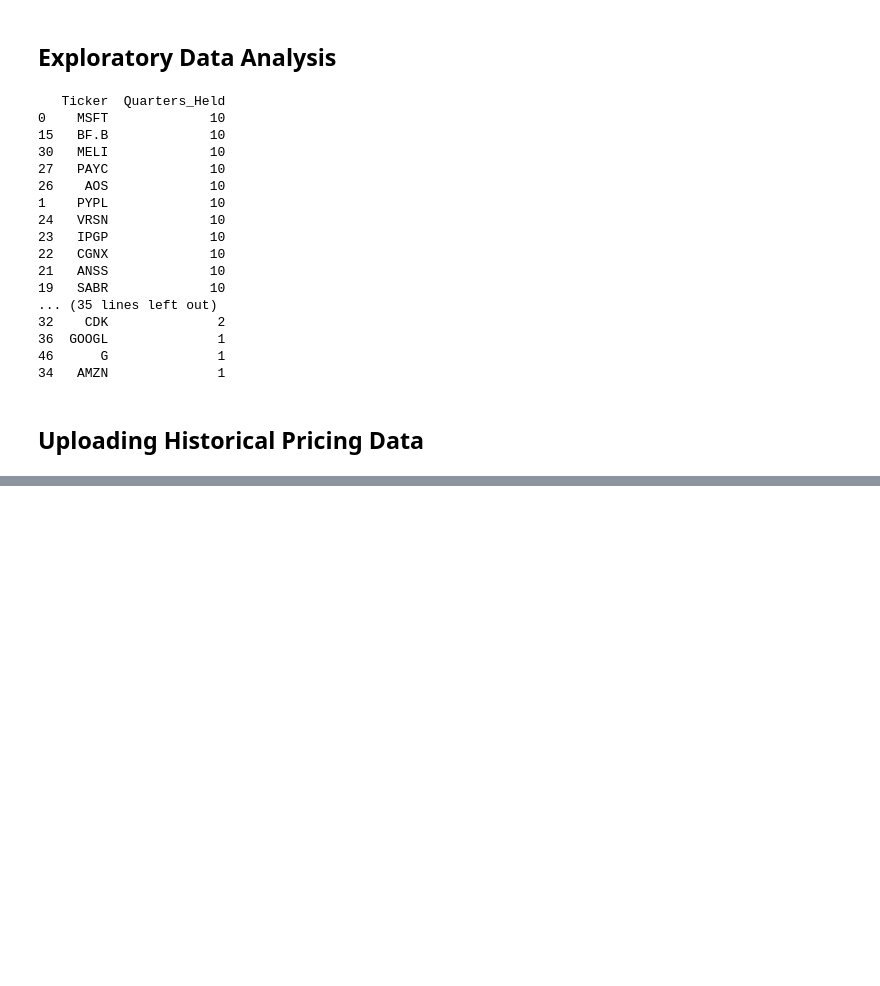
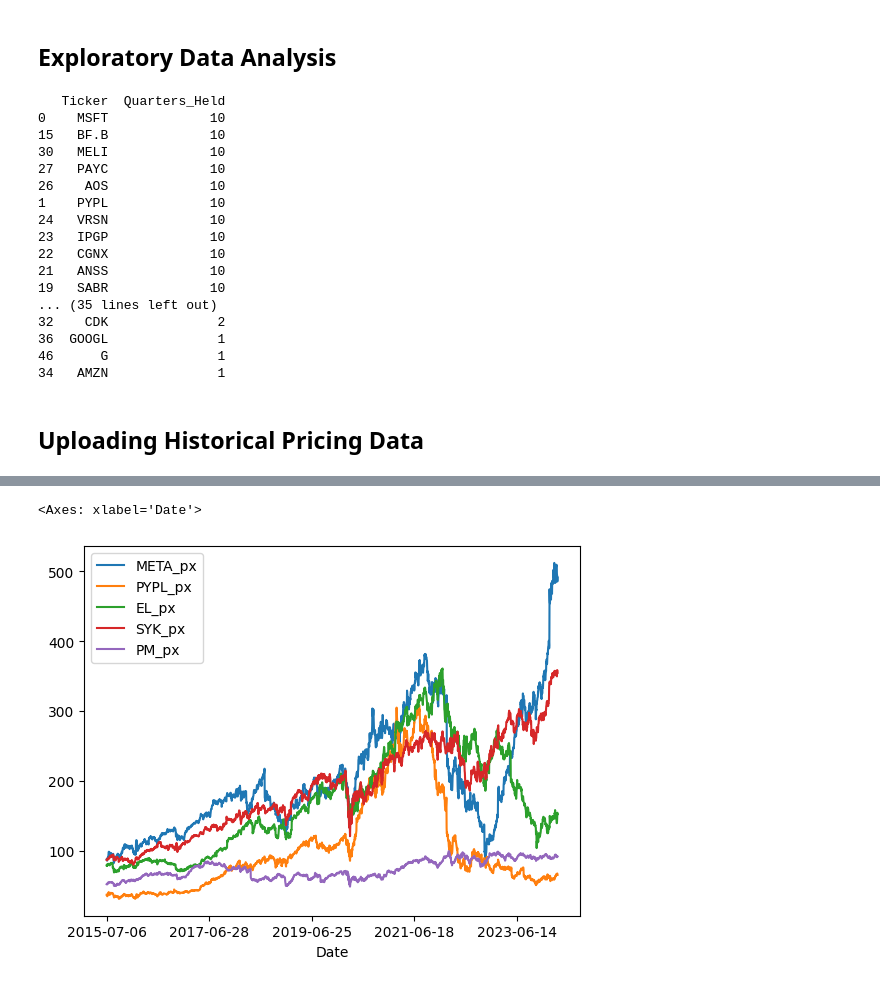
Before and after one commit to aloukrezis01/capital-markets, a Jupyter notebook: Concentrated Long Only Fund Analysis.ipynb, the cells around one changed output, grey strips where cells are left out. Drawn from its saved outputs; the diff is of its cells as text; code cells hidden in the pictures; blank space fills up the shorter version.

```diff
--- a/Concentrated Long Only Fund Analysis.ipynb
+++ b/Concentrated Long Only Fund Analysis.ipynb
@@ -179,7 +212,7 @@ SYK = pd.read_csv('Historical_Data_Prices_Cleaned/SYK.csv')
 PM = pd.read_csv('Historical_Data_Prices_Cleaned/PM.csv')
 INTU = pd.read_csv('Historical_Data_Prices_Cleaned/INTU.csv')
 IDXX = pd.read_csv('Historical_Data_Prices_Cleaned/IDXX.csv')
-FB = pd.read_csv('Historical_Data_Prices_Cleaned/FB.csv')
+META = pd.read_csv('Historical_Data_Prices_Cleaned/META.csv')
 WAT = pd.read_csv('Historical_Data_Prices_Cleaned/WAT.csv')
 MKC = pd.read_csv('Historical_Data_Prices_Cleaned/MKC.csv')
 PEP = pd.read_csv('Historical_Data_Prices_Cleaned/PEP.csv')
@@ -187,7 +220,7 @@ V = pd.read_csv('Historical_Data_Prices_Cleaned/V.csv')
 ADP = pd.read_csv('Historical_Data_Prices_Cleaned/ADP.csv')
 BDX = pd.read_csv('Historical_Data_Prices_Cleaned/BDX.csv')
 JNJ = pd.read_csv('Historical_Data_Prices_Cleaned/JNJ.csv')
-BF.B = pd.read_csv('Historical_Data_Prices_Cleaned/BF.B.csv')
+BF_B = pd.read_csv('Historical_Data_Prices_Cleaned/BF-B.csv')
 EFX = pd.read_csv('Historical_Data_Prices_Cleaned/EFX.csv')
 MASI = pd.read_csv('Historical_Data_Prices_Cleaned/MASI.csv')
 VRSK = pd.read_csv('Historical_Data_Prices_Cleaned/VRSK.csv')
@@ -204,7 +237,6 @@ MAR = pd.read_csv('Historical_Data_Prices_Cleaned/MAR.csv')
 CHD = pd.read_csv('Historical_Data_Prices_Cleaned/CHD.csv')
 MELI = pd.read_csv('Historical_Data_Prices_Cleaned/MELI.csv')
 MMM = pd.read_csv('Historical_Data_Prices_Cleaned/MMM.csv')
-CDK = pd.read_csv('Historical_Data_Prices_Cleaned/CDK.csv')
 NKE = pd.read_csv('Historical_Data_Prices_Cleaned/NKE.csv')
 AMZN = pd.read_csv('Historical_Data_Prices_Cleaned/AMZN.csv')
 SBUX = pd.read_csv('Historical_Data_Prices_Cleaned/SBUX.csv')
@@ -226,0 +302,32 @@ FileNotFoundError: [Errno 2] No such file or directory: 'Historical_Data_Prices_
+# %%
+
+
+# We will join the dataframes on the 'Date' column
+# To use join with 'Date' as the key, it must be set as the index in all DataFrames
+# Here's how you'd set 'Date' as the index:
+META_df = META_df.set_index('Date')
+PYPL_df = PYPL_df.set_index('Date')
+EL_df = EL_df.set_index('Date')
+SYK_df = SYK_df.set_index('Date')
+PM_df = PM_df.set_index('Date')
+
+# Now, you'll join the dataframes one by one
+# Starting with the first DataFrame, join the second DataFrame using 'inner' join
+combined_df = META_df.join(PYPL_df, how='inner', rsuffix='_PYPL')
+
+# Now join the next DataFrame, and so on
+combined_df = combined_df.join(EL_df, how='inner', rsuffix='_EL')
+combined_df = combined_df.join(SYK_df, how='inner', rsuffix='_SYK')
+combined_df = combined_df.join(PM_df, how='inner', rsuffix='_PM')
+
+# At this point, combined_df contains all the data where the dates match across all stock DataFrames
+# Each 'Close' price column will be labeled with the respective stock symbol as a suffix
+
+# Reset index to bring 'Date' back as a column if necessary
+# Resent the Date as the index so that we can manipulate it so we can show analysis amongst the different financial instruments inside the dataframe
+combined_df.reset_index(inplace=True)
+combined_df = combined_df.set_index('Date')
+
+
+# Show the combined dataframe
+combined_df.head(10)
@@ -226,0 +347,5 @@ FileNotFoundError: [Errno 2] No such file or directory: 'Historical_Data_Prices_
+# %%
+combined_df.plot()
+# %% [output]
+<Axes: xlabel='Date'>
+[figure, added]
```
Also changed, not shown: parts of 16 cells of this notebook.
